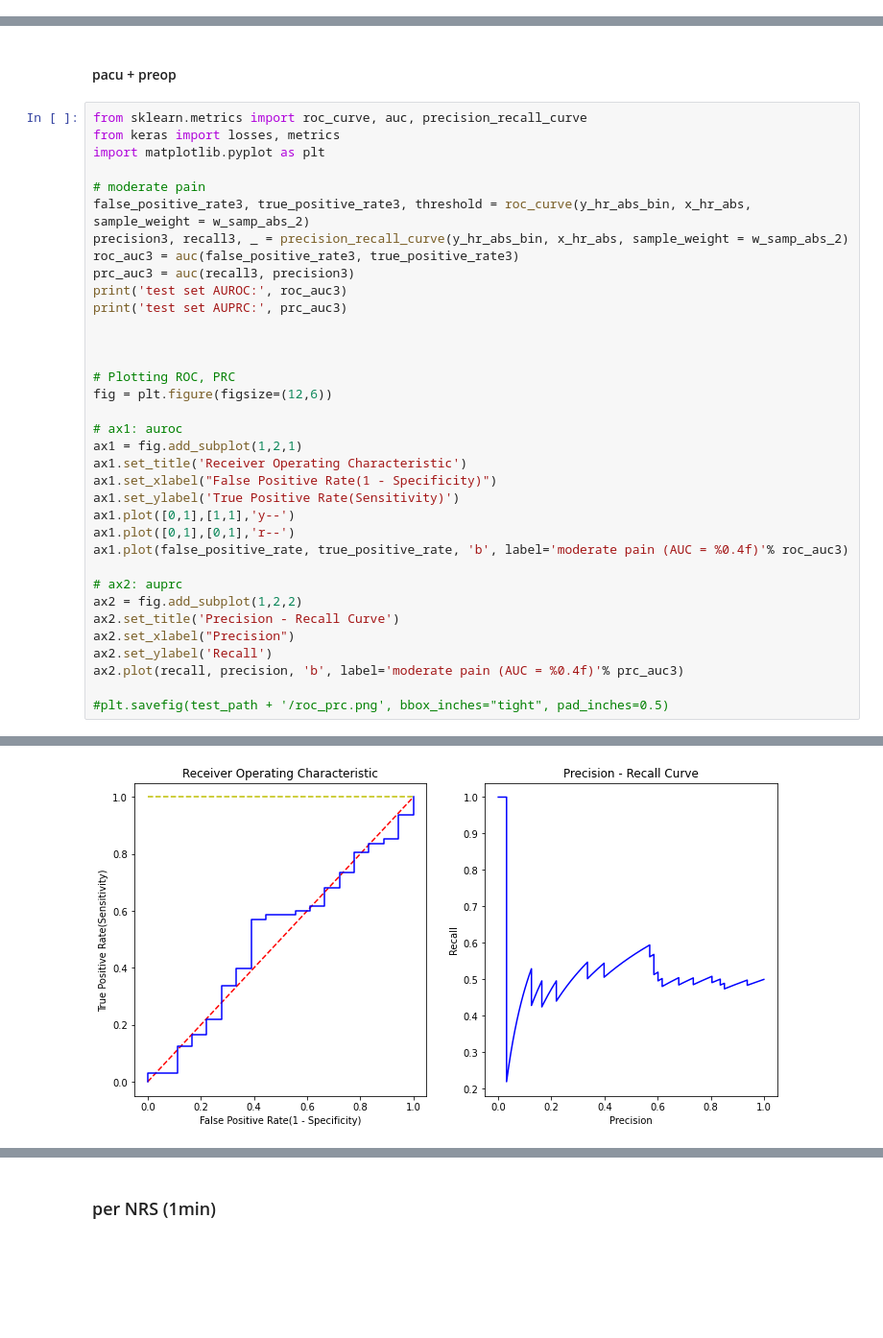
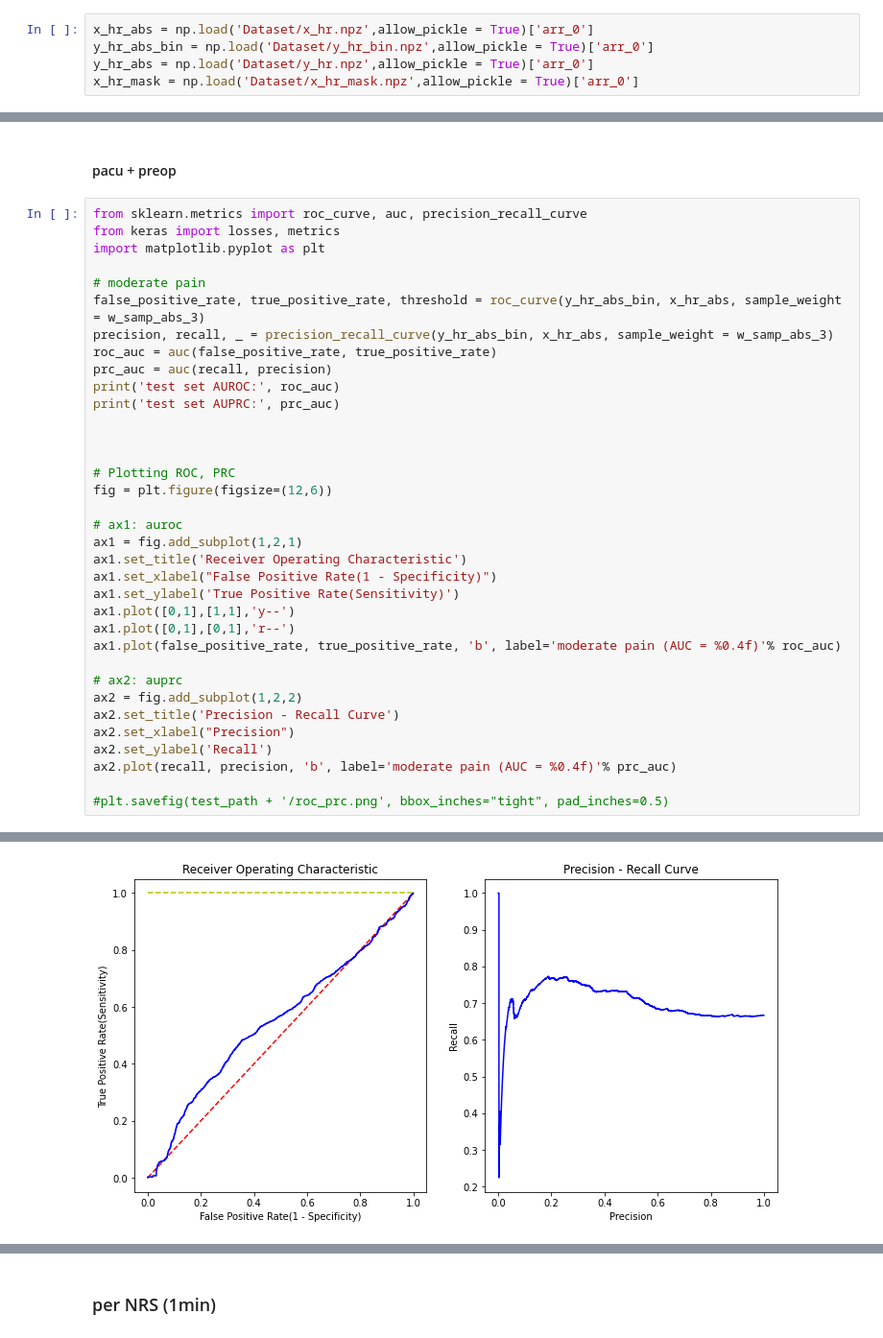
Before and after one commit to Hyeonsik/cranberry, a Jupyter notebook: HR, MBP, HRV/HR,PPGA.ipynb, the cells around one changed output, grey strips where cells are left out. Shown at 96% size. Saved outputs shown, nothing was run; the diff lists cells and outputs as text; blank space fills up the shorter version.

Commit message:
201220 other files from dl_pain container

```diff
--- a/HR, MBP, HRV/HR,PPGA.ipynb
+++ b/HR, MBP, HRV/HR,PPGA.ipynb
@@ -911,3 +936,8 @@ len(x_hr_abs)
+# %%
+x_hr_abs = np.load('Dataset/x_hr.npz',allow_pickle = True)['arr_0']
+y_hr_abs_bin = np.load('Dataset/y_hr_bin.npz',allow_pickle = True)['arr_0']
+y_hr_abs = np.load('Dataset/y_hr.npz',allow_pickle = True)['arr_0']
+x_hr_mask = np.load('Dataset/x_hr_mask.npz',allow_pickle = True)['arr_0']
 # %% [markdown]
 #### Evaluation
 # %%
@@ -977,12 +1007,12 @@ from keras import losses, metrics
 import matplotlib.pyplot as plt
 
 # moderate pain
-false_positive_rate3, true_positive_rate3, threshold = roc_curve(y_hr_abs_bin, x_hr_abs, sample_weight = w_samp_abs_2)
-precision3, recall3, _ = precision_recall_curve(y_hr_abs_bin, x_hr_abs, sample_weight = w_samp_abs_2)
-roc_auc3 = auc(false_positive_rate3, true_positive_rate3)
-prc_auc3 = auc(recall3, precision3)
-print('test set AUROC:', roc_auc3)
-print('test set AUPRC:', prc_auc3)
+false_positive_rate, true_positive_rate, threshold = roc_curve(y_hr_abs_bin, x_hr_abs, sample_weight = w_samp_abs_3)
+precision, recall, _ = precision_recall_curve(y_hr_abs_bin, x_hr_abs, sample_weight = w_samp_abs_3)
+roc_auc = auc(false_positive_rate, true_positive_rate)
+prc_auc = auc(recall, precision)
+print('test set AUROC:', roc_auc)
+print('test set AUPRC:', prc_auc)
 
 
 
@@ -996,14 +1026,14 @@ ax1.set_xlabel("False Positive Rate(1 - Specificity)")
 ax1.set_ylabel('True Positive Rate(Sensitivity)')
 ax1.plot([0,1],[1,1],'y--')
 ax1.plot([0,1],[0,1],'r--')
-ax1.plot(false_positive_rate, true_positive_rate, 'b', label='moderate pain (AUC = %0.4f)'% roc_auc3)
+ax1.plot(false_positive_rate, true_positive_rate, 'b', label='moderate pain (AUC = %0.4f)'% roc_auc)
 
 # ax2: auprc
 ax2 = fig.add_subplot(1,2,2)
 ax2.set_title('Precision - Recall Curve')
 ax2.set_xlabel("Precision")
 ax2.set_ylabel('Recall')
-ax2.plot(recall, precision, 'b', label='moderate pain (AUC = %0.4f)'% prc_auc3)
+ax2.plot(recall, precision, 'b', label='moderate pain (AUC = %0.4f)'% prc_auc)
 
 #plt.savefig(test_path + '/roc_prc.png', bbox_inches="tight", pad_inches=0.5)
 # %% [output]
@@ -1012,2 +1042,2 @@ test set AUPRC: 0.5469023047769116
 [<matplotlib.lines.Line2D at 0x...>]
-[figure, old version]
+[figure, new version]
```
Also changed, not shown: parts of 68 cells of this notebook, 25 other files.
